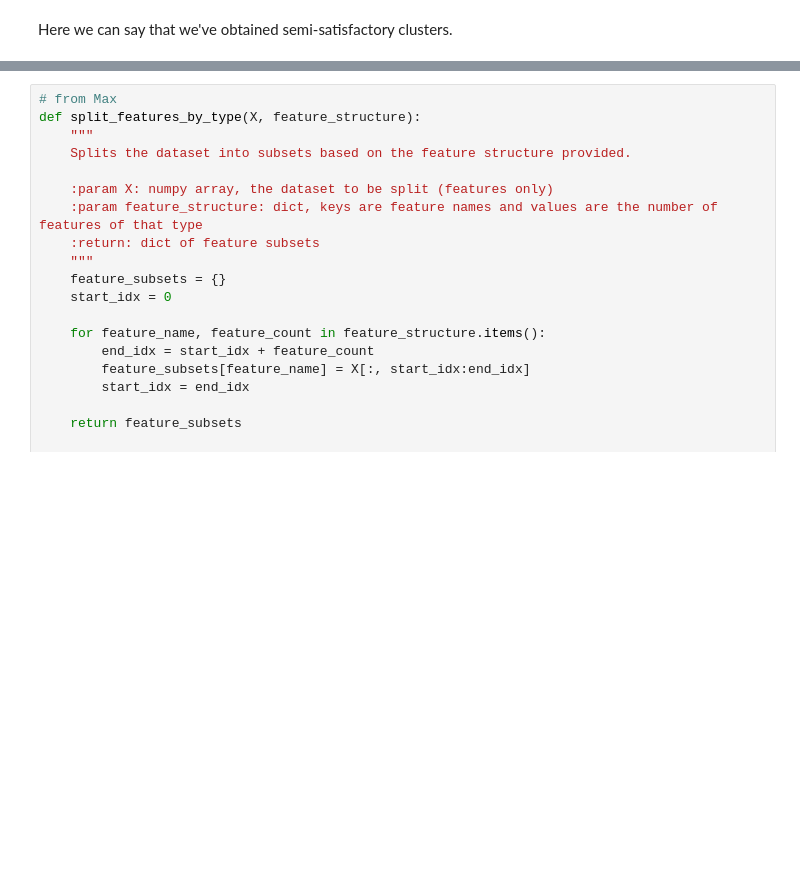
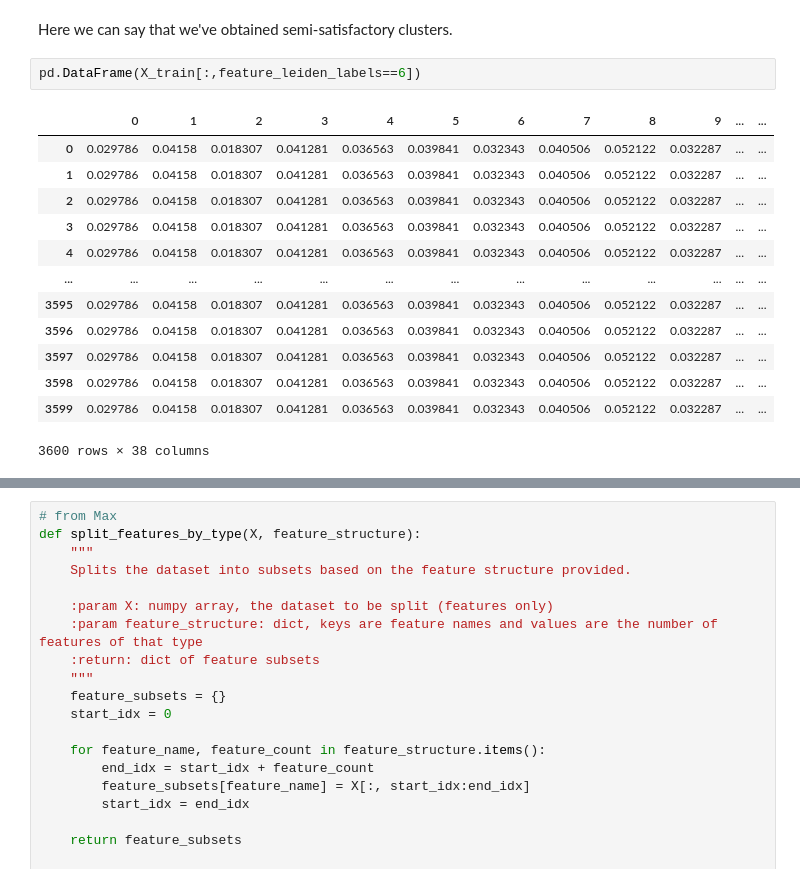
Before and after one commit to tobias-schnabel/sml-practical, a Jupyter notebook: Julia.ipynb, the cells around one changed output, grey strips where cells are left out. Drawn from its saved outputs; the diff is of its cells as text; blank space fills up the shorter version.

```diff
--- a/Julia.ipynb
+++ b/Julia.ipynb
@@ -377,2 +394,18 @@ AttributeError: 'numpy.ndarray' object has no attribute 'unique'
 # %% [markdown]
 Here we can say that we've obtained semi-satisfactory clusters.
+# %%
+pd.DataFrame(X_train[:,feature_leiden_labels==6])
+# %% [output]
+|  | 0 | 1 | 2 | 3 | 4 | 5 | 6 | 7 | 8 | 9 | ... | ... |
+| 0 | 0.029786 | 0.04158 | 0.018307 | 0.041281 | 0.036563 | 0.039841 | 0.032343 | 0.040506 | 0.052122 | 0.032287 | ... | ... |
+| 1 | 0.029786 | 0.04158 | 0.018307 | 0.041281 | 0.036563 | 0.039841 | 0.032343 | 0.040506 | 0.052122 | 0.032287 | ... | ... |
+| 2 | 0.029786 | 0.04158 | 0.018307 | 0.041281 | 0.036563 | 0.039841 | 0.032343 | 0.040506 | 0.052122 | 0.032287 | ... | ... |
+| 3 | 0.029786 | 0.04158 | 0.018307 | 0.041281 | 0.036563 | 0.039841 | 0.032343 | 0.040506 | 0.052122 | 0.032287 | ... | ... |
+| 4 | 0.029786 | 0.04158 | 0.018307 | 0.041281 | 0.036563 | 0.039841 | 0.032343 | 0.040506 | 0.052122 | 0.032287 | ... | ... |
+| ... | ... | ... | ... | ... | ... | ... | ... | ... | ... | ... | ... | ... |
+| 3595 | 0.029786 | 0.04158 | 0.018307 | 0.041281 | 0.036563 | 0.039841 | 0.032343 | 0.040506 | 0.052122 | 0.032287 | ... | ... |
+| 3596 | 0.029786 | 0.04158 | 0.018307 | 0.041281 | 0.036563 | 0.039841 | 0.032343 | 0.040506 | 0.052122 | 0.032287 | ... | ... |
+| 3597 | 0.029786 | 0.04158 | 0.018307 | 0.041281 | 0.036563 | 0.039841 | 0.032343 | 0.040506 | 0.052122 | 0.032287 | ... | ... |
+| 3598 | 0.029786 | 0.04158 | 0.018307 | 0.041281 | 0.036563 | 0.039841 | 0.032343 | 0.040506 | 0.052122 | 0.032287 | ... | ... |
+| 3599 | 0.029786 | 0.04158 | 0.018307 | 0.041281 | 0.036563 | 0.039841 | 0.032343 | 0.040506 | 0.052122 | 0.032287 | ... | ... |
+3600 rows × 38 columns
```
Also changed, not shown: parts of 12 cells of this notebook, 1 other file.
